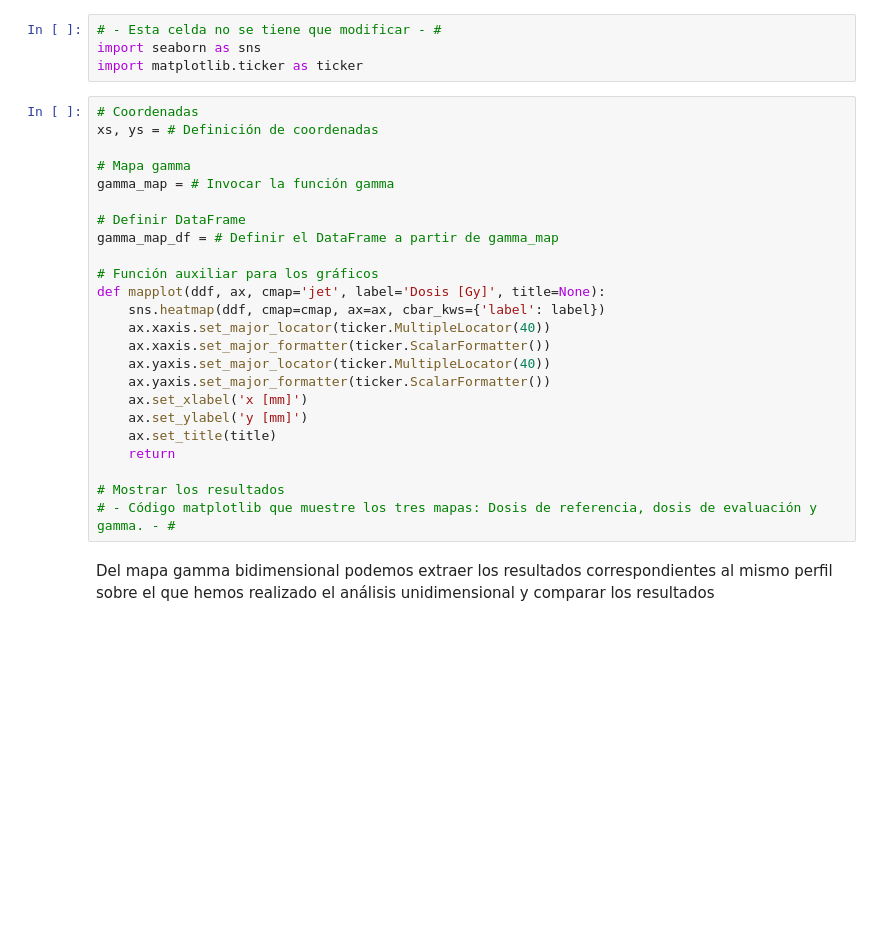
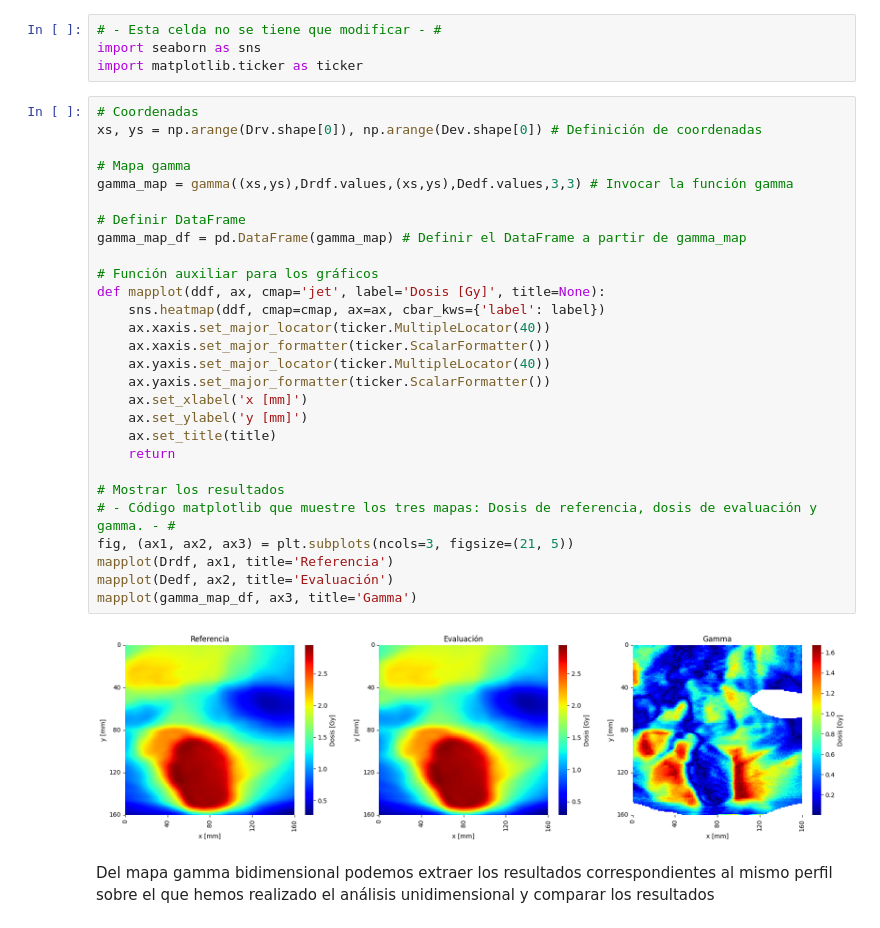
Before and after one commit to SofiBelmon/Practica2_radioterapia, a Jupyter notebook: DistribucionesDosisIndiceGammaPropuesta.ipynb, the cells around one changed output. Cells and saved outputs as stored; diff of their text form; blank space fills up the shorter version.

```diff
--- a/DistribucionesDosisIndiceGammaPropuesta.ipynb
+++ b/DistribucionesDosisIndiceGammaPropuesta.ipynb
@@ -697,28 +727,34 @@ import seaborn as sns
 import matplotlib.ticker as ticker
 # %%
 # Coordenadas
-xs, ys = # Definición de coordenadas
+xs, ys = np.arange(Drv.shape[0]), np.arange(Dev.shape[0]) # Definición de coordenadas
 
 # Mapa gamma
-gamma_map = # Invocar la función gamma
+gamma_map = gamma((xs,ys),Drdf.values,(xs,ys),Dedf.values,3,3) # Invocar la función gamma
 
 # Definir DataFrame
-gamma_map_df = # Definir el DataFrame a partir de gamma_map
+gamma_map_df = pd.DataFrame(gamma_map) # Definir el DataFrame a partir de gamma_map
 
 # Función auxiliar para los gráficos
 def mapplot(ddf, ax, cmap='jet', label='Dosis [Gy]', title=None):
     sns.heatmap(ddf, cmap=cmap, ax=ax, cbar_kws={'label': label})
     ax.xaxis.set_major_locator(ticker.MultipleLocator(40))
     ax.xaxis.set_major_formatter(ticker.ScalarFormatter())
     ax.yaxis.set_major_locator(ticker.MultipleLocator(40))
     ax.yaxis.set_major_formatter(ticker.ScalarFormatter())
     ax.set_xlabel('x [mm]')
     ax.set_ylabel('y [mm]')
     ax.set_title(title)
     return
 
 # Mostrar los resultados
 # - Código matplotlib que muestre los tres mapas: Dosis de referencia, dosis de evaluación y gamma. - #
+fig, (ax1, ax2, ax3) = plt.subplots(ncols=3, figsize=(21, 5))
+mapplot(Drdf, ax1, title='Referencia')
+mapplot(Dedf, ax2, title='Evaluación')
+mapplot(gamma_map_df, ax3, title='Gamma')
+# %% [output]
+[figure, added]
 # %% [markdown]
 Del mapa gamma bidimensional podemos extraer los resultados correspondientes al mismo perfil sobre el que hemos realizado el análisis unidimensional y comparar los resultados
 # %%
```
Also changed, not shown: parts of 14 cells of this notebook.
